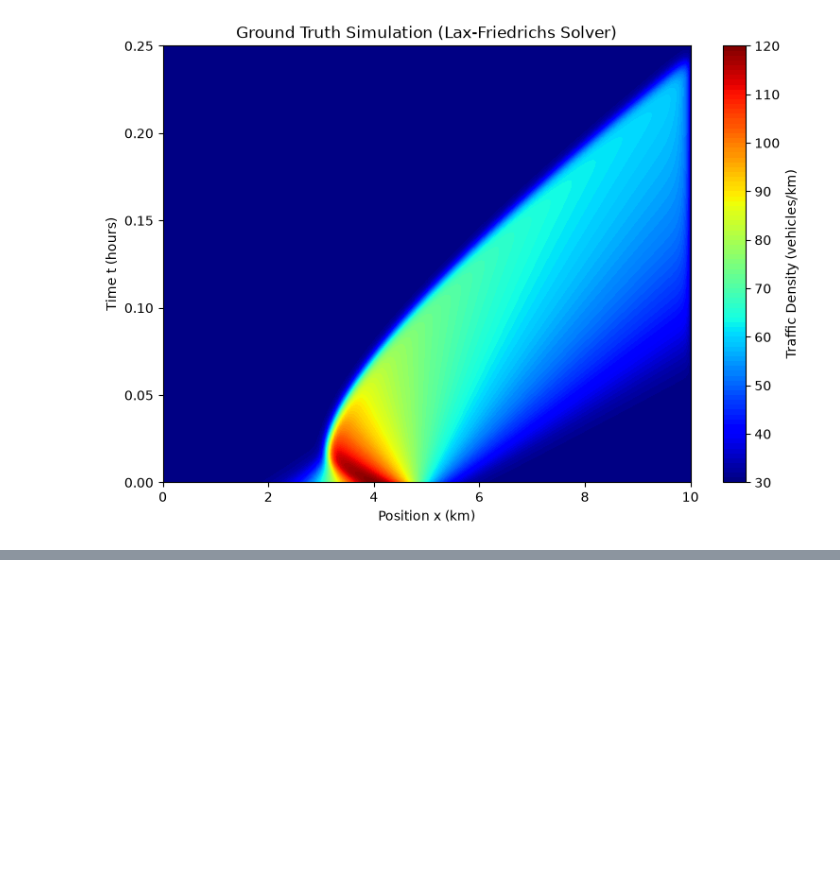
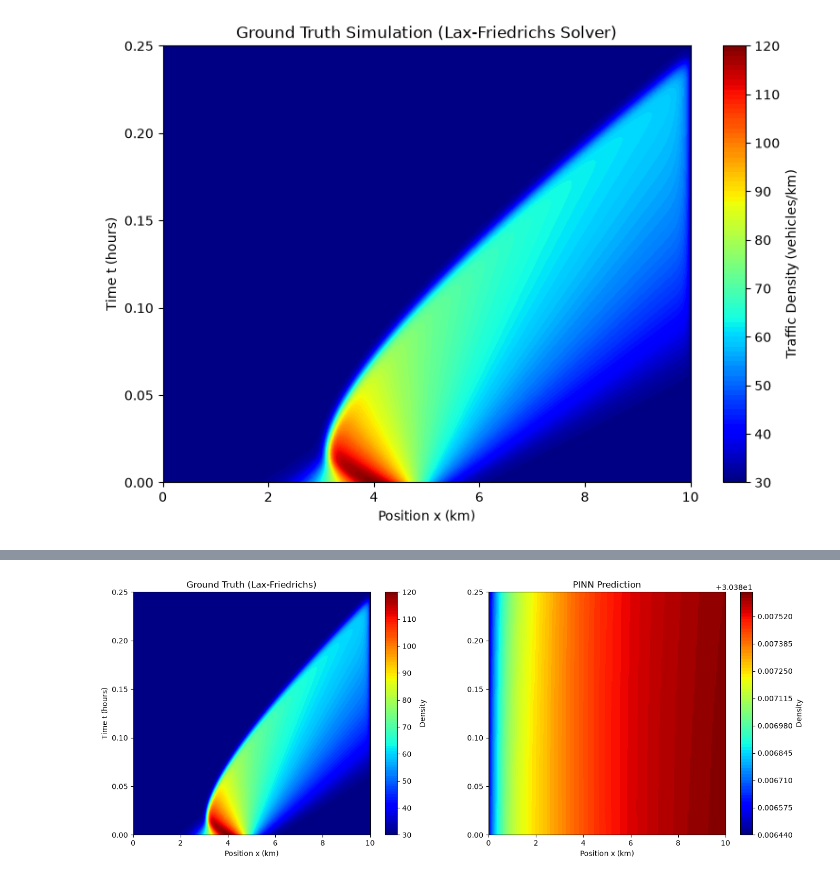
Before and after one commit to WAniruddha/Traffic_1DPinn, a Jupyter notebook: TrafficPinn_Test1.ipynb, the cells around one changed output, grey strips where cells are left out. Drawn from its saved outputs; the diff is of its cells as text; code cells hidden in the pictures; blank space fills up the shorter version.

Commit message:
PINN_T2

```diff
--- a/TrafficPinn_Test1.ipynb
+++ b/TrafficPinn_Test1.ipynb
@@ -158,0 +434,38 @@ plt.show()
+# %%
+import matplotlib.pyplot as plt
+import numpy as np
+
+# 1. Flatten our meshgrid coordinates to feed into the model
+x_flat = X_grid.flatten()
+t_flat = T_grid.flatten()
+
+# 2. Convert to tensors and reshape to [Batch_Size, 2]
+x_t_flat = np.vstack((x_flat, t_flat)).T
+test_tensor = torch.tensor(x_t_flat, dtype=torch.float32)
+
+# 3. Get predictions from the model (turn off gradient tracking for speed)
+with torch.no_grad():
+    pinn_pred_flat = model(test_tensor).numpy()
+
+# 4. Reshape the flat predictions back into the 2D grid shape
+rho_pinn = pinn_pred_flat.reshape(X_grid.shape)
+
+# 5. Plot the PINN prediction side-by-side with Ground Truth
+fig, ax = plt.subplots(1, 2, figsize=(16, 6))
+
+# Left Plot: Ground Truth
+im0 = ax[0].contourf(X_grid, T_grid, rho_history, levels=100, cmap='jet')
+fig.colorbar(im0, ax=ax[0], label='Density')
+ax[0].set_title('Ground Truth (Lax-Friedrichs)')
+ax[0].set_xlabel('Position x (km)')
+ax[0].set_ylabel('Time t (hours)')
+
+# Right Plot: PINN Prediction
+im1 = ax[1].contourf(X_grid, T_grid, rho_pinn, levels=100, cmap='jet')
+fig.colorbar(im1, ax=ax[1], label='Density')
+ax[1].set_title('PINN Prediction')
+ax[1].set_xlabel('Position x (km)')
+
+plt.show()
+# %% [output]
+[figure, added]
```
Also changed, not shown: parts of 22 cells of this notebook.
